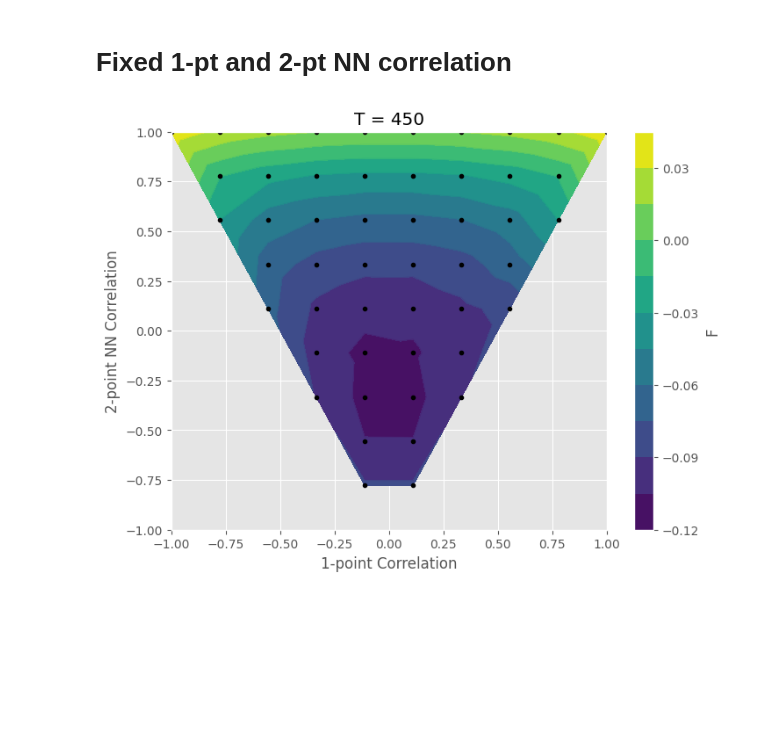
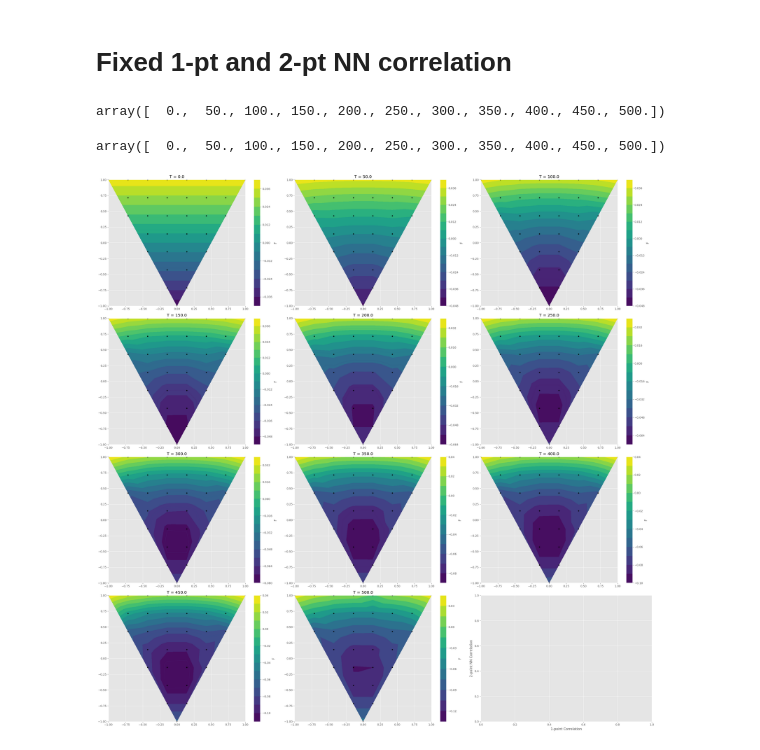
Before and after one commit to reach2sayan/CVM, a Jupyter notebook: Analysis.ipynb, the cells around one changed output. Drawn from its saved outputs; the diff is of its cells as text; code cells hidden in the pictures; blank space fills up the shorter version.

```diff
--- a/Analysis.ipynb
+++ b/Analysis.ipynb
@@ -117,10 +110,10 @@ results[results['T'] == 1000.0]
 # %%
-results_blanket = pd.read_pickle('results/blanket_0.01_500.pickle')
+results_blanket = pd.read_pickle('results/blanket_0.01_500_08.pickle')
 
 fig = go.Figure()
-for T in results_blanket['T'].unique():
-    fig.add_trace(go.Scatter(x = results_blanket[results_blanket['T'] == T]['2-point_corr'],
-                             y = results_blanket[results_blanket['T'] == T]['F'],
+for temp in results_blanket['T'].unique():
+    fig.add_trace(go.Scatter(x = results_blanket[results_blanket['T'] == temp]['2-point_corr'],
+                             y = results_blanket[results_blanket['T'] == temp]['F'],
                              mode='markers+lines',
                              name=f"T = {T}: ECI = {results_blanket.iloc[0]['F']/4:.2f}",
                             )
@@ -140,7 +133,7 @@ result_blanket.iloc[80]
 # %%
 from scipy.spatial import Delaunay
 fig = go.Figure()
-results_blanket = pd.read_pickle('results/blanket_0.01_500.pickle')
+results_blanket = pd.read_pickle('results/blanket_0.01_500_08.pickle')
 
 Xs = results_blanket['1-point_corr'].values
 Ys = results_blanket['2-point_corr'].values
@@ -225,32 +218,59 @@ simplices = tri.simplices
 
 
 #     fig.show()
+# %%
+results_blanket['T'].unique()
+# %% [output]
+array([  0.,  50., 100., 150., 200., 250., 300., 350., 400., 450., 500.])
+# %%
+temperatures
+# %% [output]
+array([  0.,  50., 100., 150., 200., 250., 300., 350., 400., 450., 500.])
 # %%
 import matplotlib.tri as tri
 
-temp = 450
-results_blanket[
-                (results_blanket['T'] == temp)
-               ]
+single_temp = 300
+single = False
+temperatures = results_blanket['T'].unique()
 
-Xs = results_blanket[results_blanket['T'] == temp]['1-point_corr'].values
-Ys = results_blanket[results_blanket['T'] == temp]['2-point_corr'].values
-Zs = results_blanket[results_blanket['T'] == temp]['F'].values
+plt.style.use('ggplot')
+if not single:
+    fig, axs = plt.subplots(nrows=4,
+                            ncols=3,
+                            figsize=(28, 28),
+                            dpi=100)
+else:
+    fig, axs = plt.subplots(nrows=1,figsize=(8, 6),dpi=100)
+    temp = single_temp
 
-fig, ax2 = plt.subplots(nrows=1,figsize=(8, 6), dpi=100)
-plt.style.use('ggplot')
-ax2.set_title(f'T = {temp}')
-ax2.tricontour(Xs, Ys, Zs, levels=10, linewidths=0.5,)
-cntr2 = ax2.tricontourf(Xs, Ys, Zs, levels=14,)
+for i, ax2 in enumerate(fig.axes):
 
-fig.colorbar(cntr2, ax=ax2,label='F')
-ax2.plot(Xs, Ys, 'ko', ms=3)
-ax2.set(xlim=(-1, 1), ylim=(-1, 1))
+    if not single:
+        try:
+            temp = temperatures[i]
+        except IndexError:
+            continue
+    else:
+        temp = single_temp
 
-plt.xlabel("1-point Correlation")
-plt.ylabel("2-point NN Correlation")
-plt.subplots_adjust(hspace=0.5)
+    Xs = results_blanket[results_blanket['T'] == temp]['1-point_corr'].values
+    Ys = results_blanket[results_blanket['T'] == temp]['2-point_corr'].values
+    Zs = results_blanket[results_blanket['T'] == temp]['F'].values
 
+    ax2.set_title(f'T = {temp}')
+
+    ax2.tricontour(Xs, Ys, Zs, levels=10, linewidths=0.5,)
+    cntr2 = ax2.tricontourf(Xs, Ys, Zs, levels=14,)
+
+    fig.colorbar(cntr2, ax=ax2,label='F',)
+    ax2.plot(Xs, Ys, 'ko', ms=3)
+    ax2.set(xlim=(-1, 1), ylim=(-1, 1))
+
+    plt.xlabel("1-point Correlation")
+    plt.ylabel("2-point NN Correlation")
+    plt.subplots_adjust(hspace=0.5)
+
+plt.tight_layout()
 plt.show()
 # %% [output]
-[figure, old version]
+[figure, new version]
```
Also changed, not shown: parts of 11 cells of this notebook, 13 other files.
